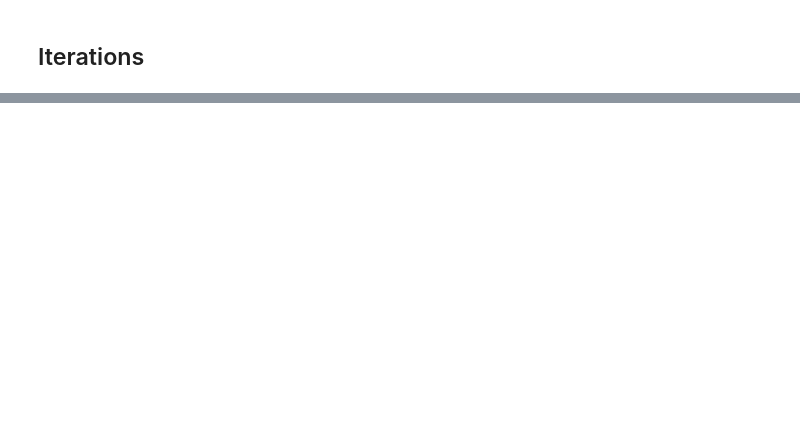
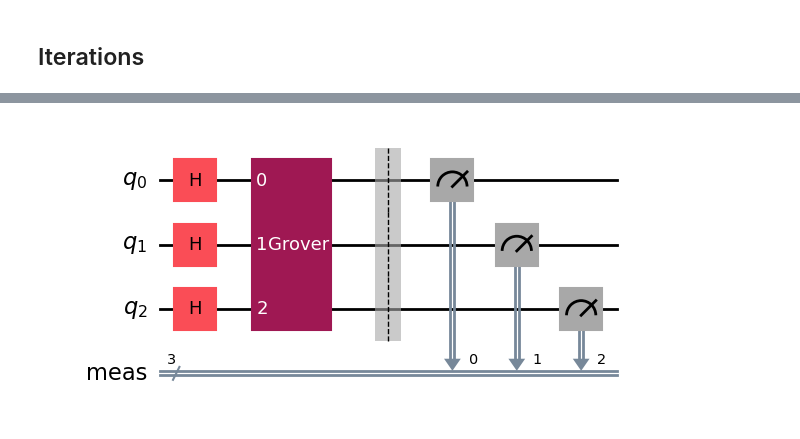
Before and after one commit to luan521/qiskit-training, a Jupyter notebook: notebooks/grover0.ipynb, the cells around one changed output, grey strips where cells are left out. Drawn from its saved outputs; the diff is of its cells as text; code cells hidden in the pictures; blank space fills up the shorter version.

```diff
--- a/notebooks/grover0.ipynb
+++ b/notebooks/grover0.ipynb
@@ -29,3 +75,14 @@ expression = '(a | b) & (~a | c) & (~c | ~d) & (~b | d) & (~b | c)'
 ## Iterations
 # %% [markdown]
 <img src="../images/grover_performance.png" alt="Alt text" width="500" height="250">
+# %%
+qc = QuantumCircuit(n_qubits)
+qc.h(list(range(n_qubits)))
+
+qc.append(grover_gate, list(range(n_qubits)))
+#qc.append(grover_gate, list(range(n_qubits)))
+
+qc_measured = qc.measure_all(inplace=False)
+qc_measured.draw("mpl")
+# %% [output]
+[figure, added]
```
Also changed, not shown: parts of 10 cells of this notebook, 3 other files.
